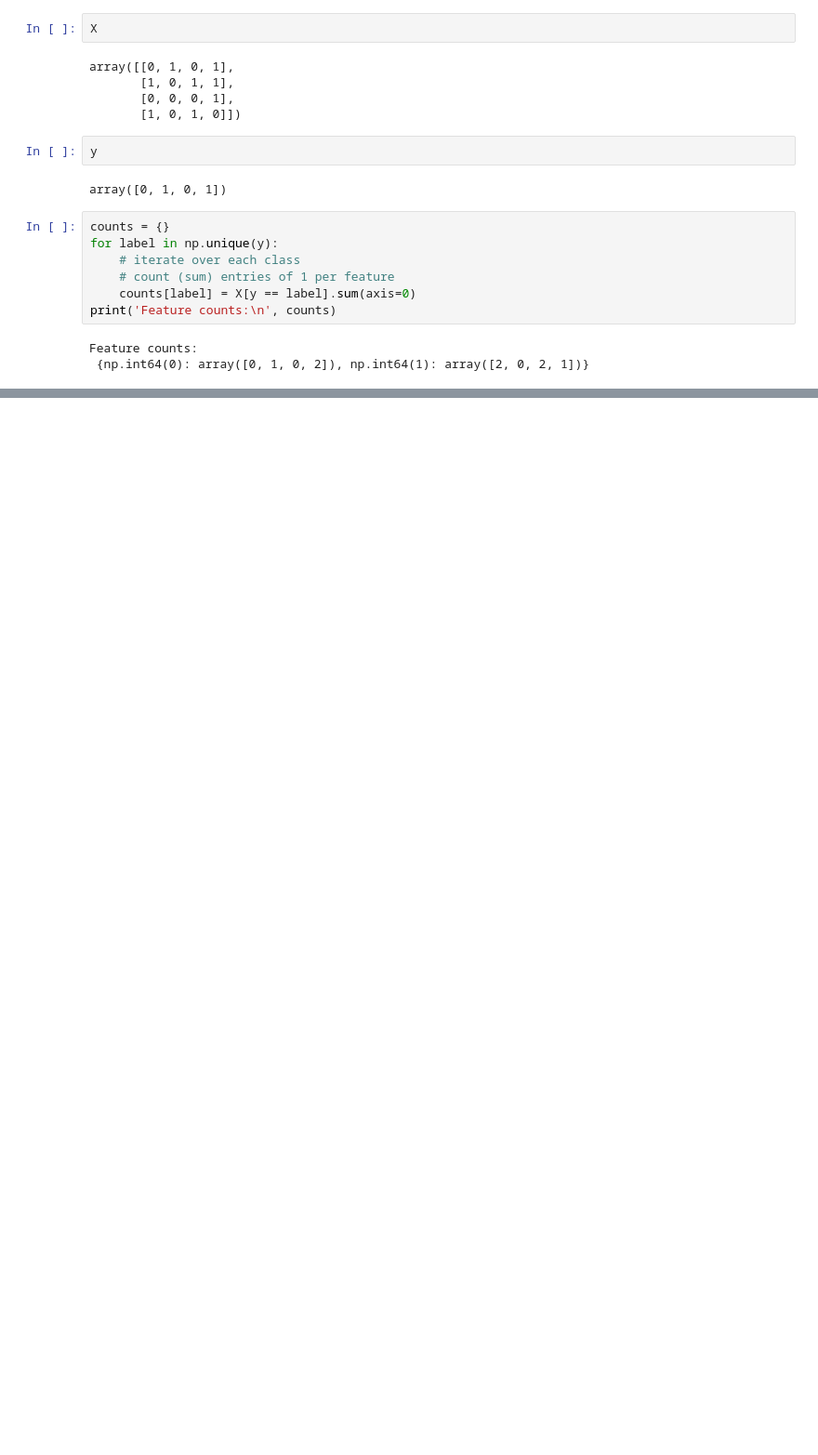
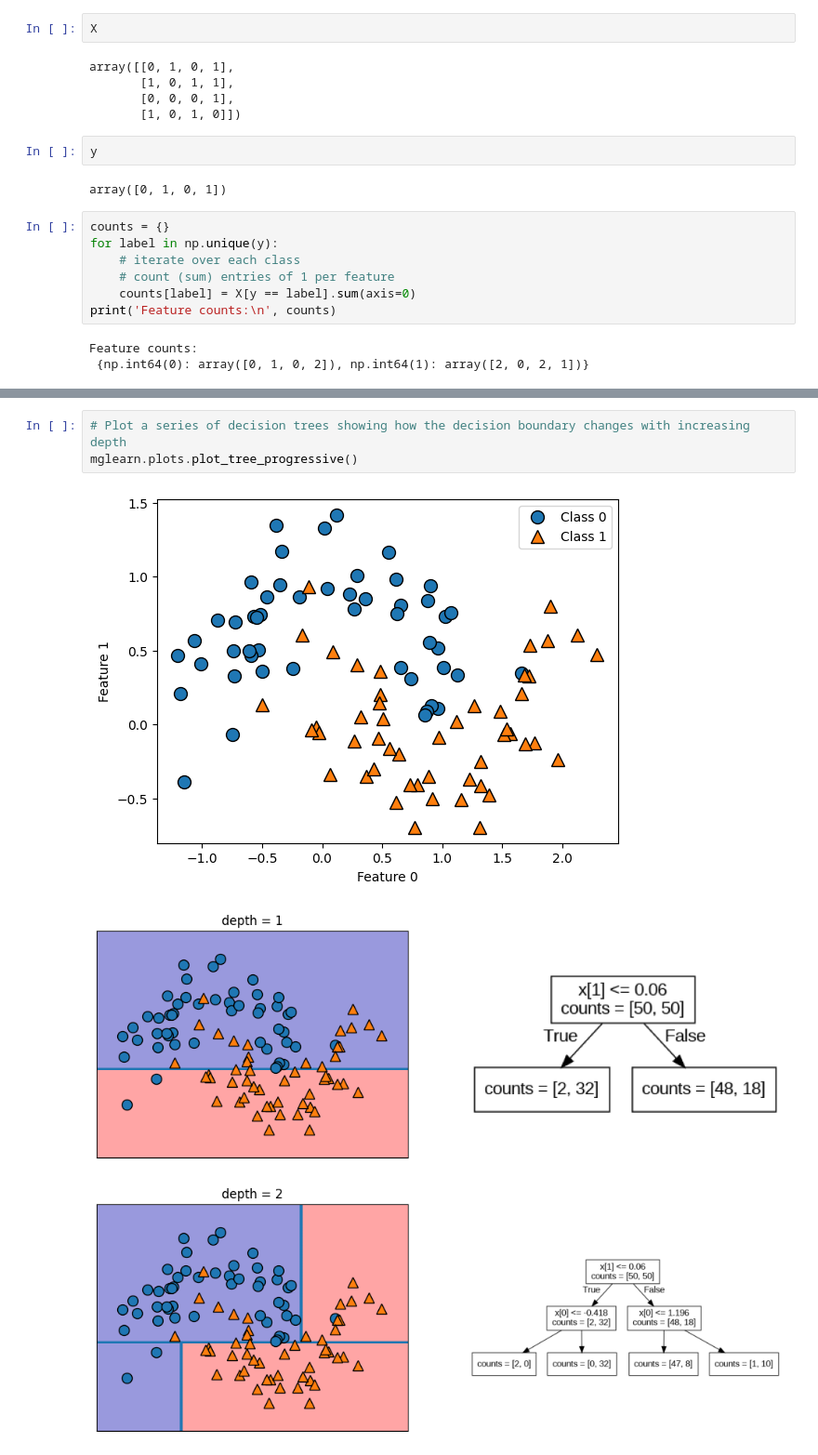
Before and after one commit to Saifullah785/intro-to-ml-with-python-notes-practice, a Jupyter notebook: Chapter_02_Supervised_Learning/Chapter_02_Supervised_Learning.ipynb, the cells around one changed output, grey strips where cells are left out. Shown at 93% size. Saved outputs shown, nothing was run; the diff lists cells and outputs as text; blank space fills up the shorter version.

```diff
--- a/Chapter_02_Supervised_Learning/Chapter_02_Supervised_Learning.ipynb
+++ b/Chapter_02_Supervised_Learning/Chapter_02_Supervised_Learning.ipynb
@@ -783,0 +810,7 @@ Feature counts:
+# %%
+# Plot a series of decision trees showing how the decision boundary changes with increasing depth
+mglearn.plots.plot_tree_progressive()
+# %% [output]
+[figure, added]
+[figure, added]
+[figure, added]
```
Also changed, not shown: parts of 31 cells of this notebook.
